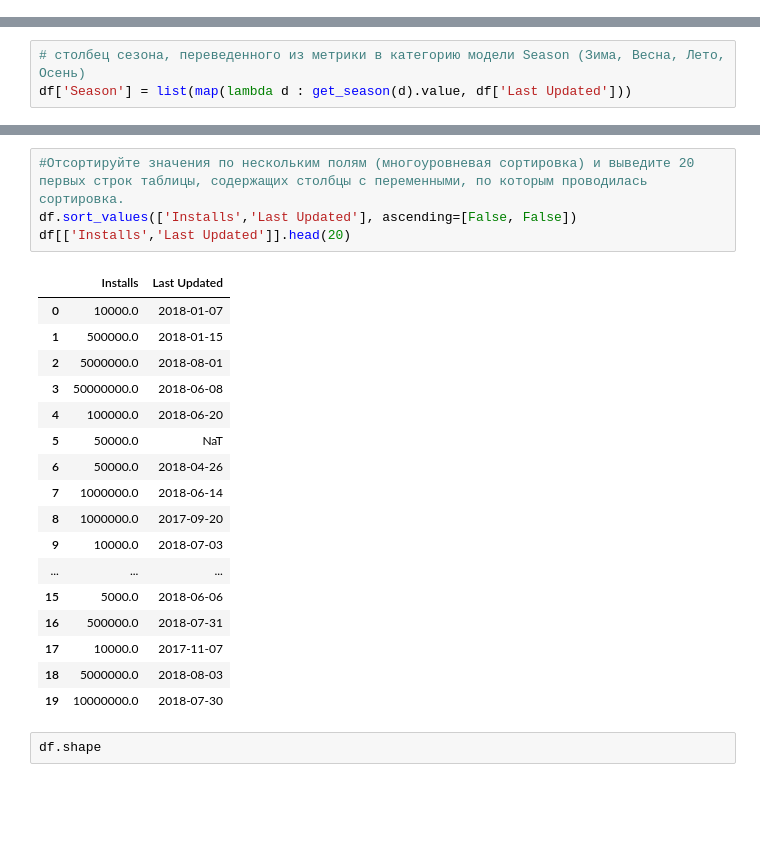
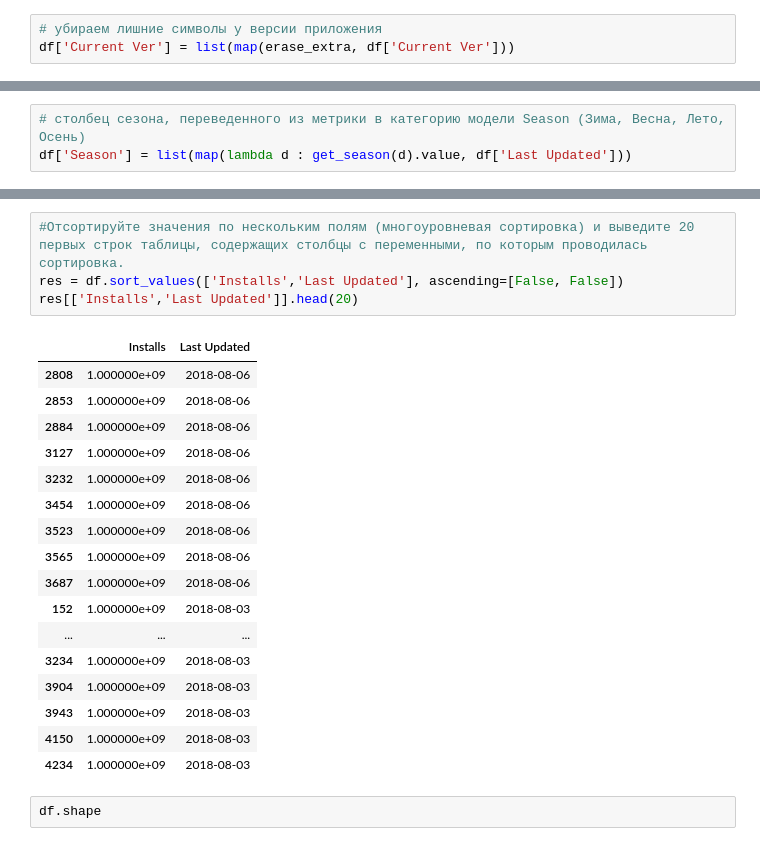
Before and after one commit to AlexeyShalaev/GooglePlayDataset, a Jupyter notebook: data_exploration.ipynb, the cells around one changed output, grey strips where cells are left out. Saved outputs shown, nothing was run; the diff lists cells and outputs as text; blank space fills up the shorter version.

```diff
--- a/data_exploration.ipynb
+++ b/data_exploration.ipynb
@@ -159,6 +159,9 @@ df['Last Updated'] = list(map(parse_datetime, df['Last Updated']))
 # %%
 # убираем лишние символы у версии андроида
 df['Android Ver'] = list(map(erase_extra, df['Android Ver']))
+# %%
+# убираем лишние символы у версии приложения
+df['Current Ver'] = list(map(erase_extra, df['Current Ver']))
 # %%
 # столбец заработанных денег
 df['Income'] = df['Price'] * df['Installs']
@@ -235,26 +238,26 @@ df[220:229].T
 | Season | summer | summer | winter | null | summer | winter | summer | spring | summer |
 # %%
 #Отсортируйте значения по нескольким полям (многоуровневая сортировка) и выведите 20 первых строк таблицы, содержащих столбцы с переменными, по которым проводилась сортировка.
-df.sort_values(['Installs','Last Updated'], ascending=[False, False])
-df[['Installs','Last Updated']].head(20)
+res = df.sort_values(['Installs','Last Updated'], ascending=[False, False])
+res[['Installs','Last Updated']].head(20)
 # %% [output]
 |  | Installs | Last Updated |
-| 0 | 10000.0 | 2018-01-07 |
-| 1 | 500000.0 | 2018-01-15 |
-| 2 | 5000000.0 | 2018-08-01 |
-| 3 | 50000000.0 | 2018-06-08 |
-| 4 | 100000.0 | 2018-06-20 |
-| 5 | 50000.0 | NaT |
-| 6 | 50000.0 | 2018-04-26 |
-| 7 | 1000000.0 | 2018-06-14 |
-| 8 | 1000000.0 | 2017-09-20 |
-| 9 | 10000.0 | 2018-07-03 |
+| 2808 | 1.000000e+09 | 2018-08-06 |
+| 2853 | 1.000000e+09 | 2018-08-06 |
+| 2884 | 1.000000e+09 | 2018-08-06 |
+| 3127 | 1.000000e+09 | 2018-08-06 |
+| 3232 | 1.000000e+09 | 2018-08-06 |
+| 3454 | 1.000000e+09 | 2018-08-06 |
+| 3523 | 1.000000e+09 | 2018-08-06 |
+| 3565 | 1.000000e+09 | 2018-08-06 |
+| 3687 | 1.000000e+09 | 2018-08-06 |
+| 152 | 1.000000e+09 | 2018-08-03 |
 | ... | ... | ... |
-| 15 | 5000.0 | 2018-06-06 |
-| 16 | 500000.0 | 2018-07-31 |
-| 17 | 10000.0 | 2017-11-07 |
-| 18 | 5000000.0 | 2018-08-03 |
-| 19 | 10000000.0 | 2018-07-30 |
+| 3234 | 1.000000e+09 | 2018-08-03 |
+| 3904 | 1.000000e+09 | 2018-08-03 |
+| 3943 | 1.000000e+09 | 2018-08-03 |
+| 4150 | 1.000000e+09 | 2018-08-03 |
+| 4234 | 1.000000e+09 | 2018-08-03 |
 # %%
 df.shape
 # %% [output]
```
Also changed, not shown: parts of 2 cells of this notebook, 1 other file.
